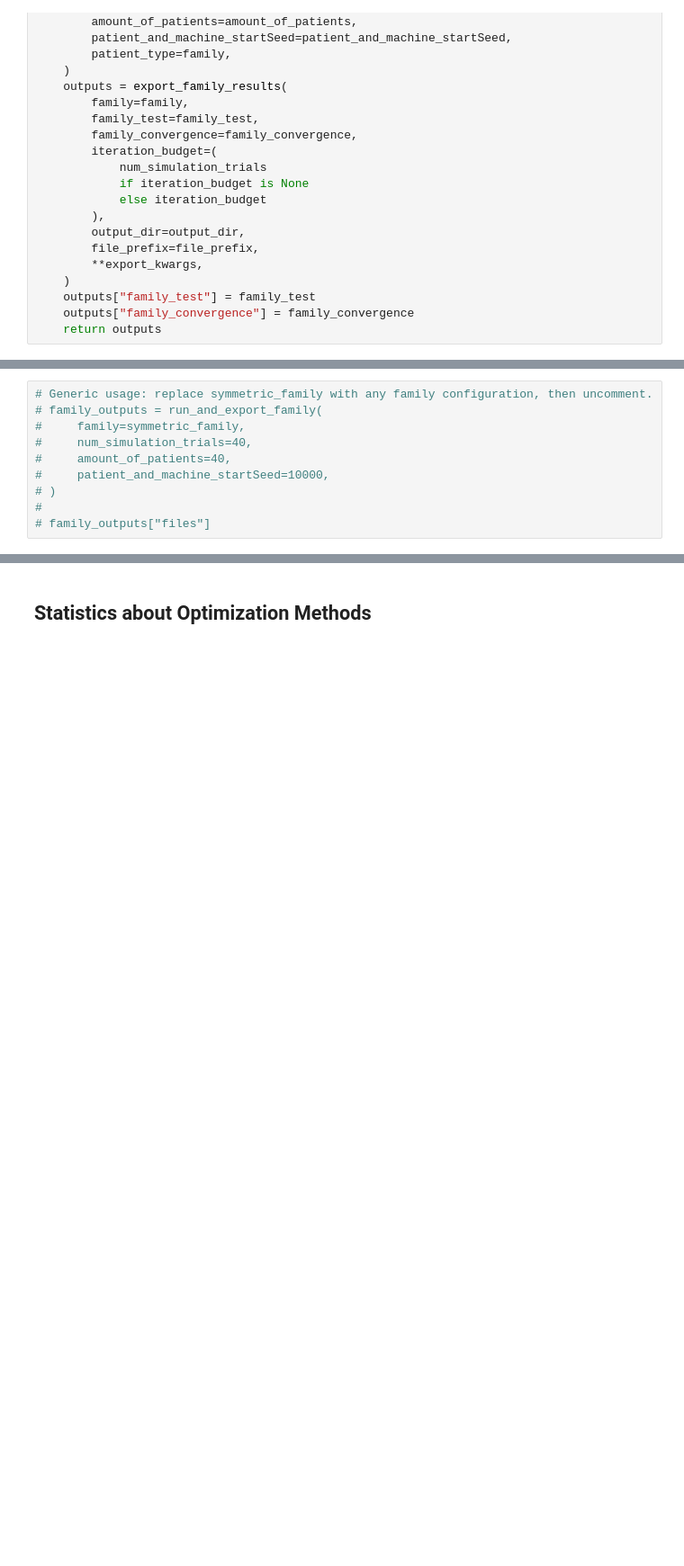
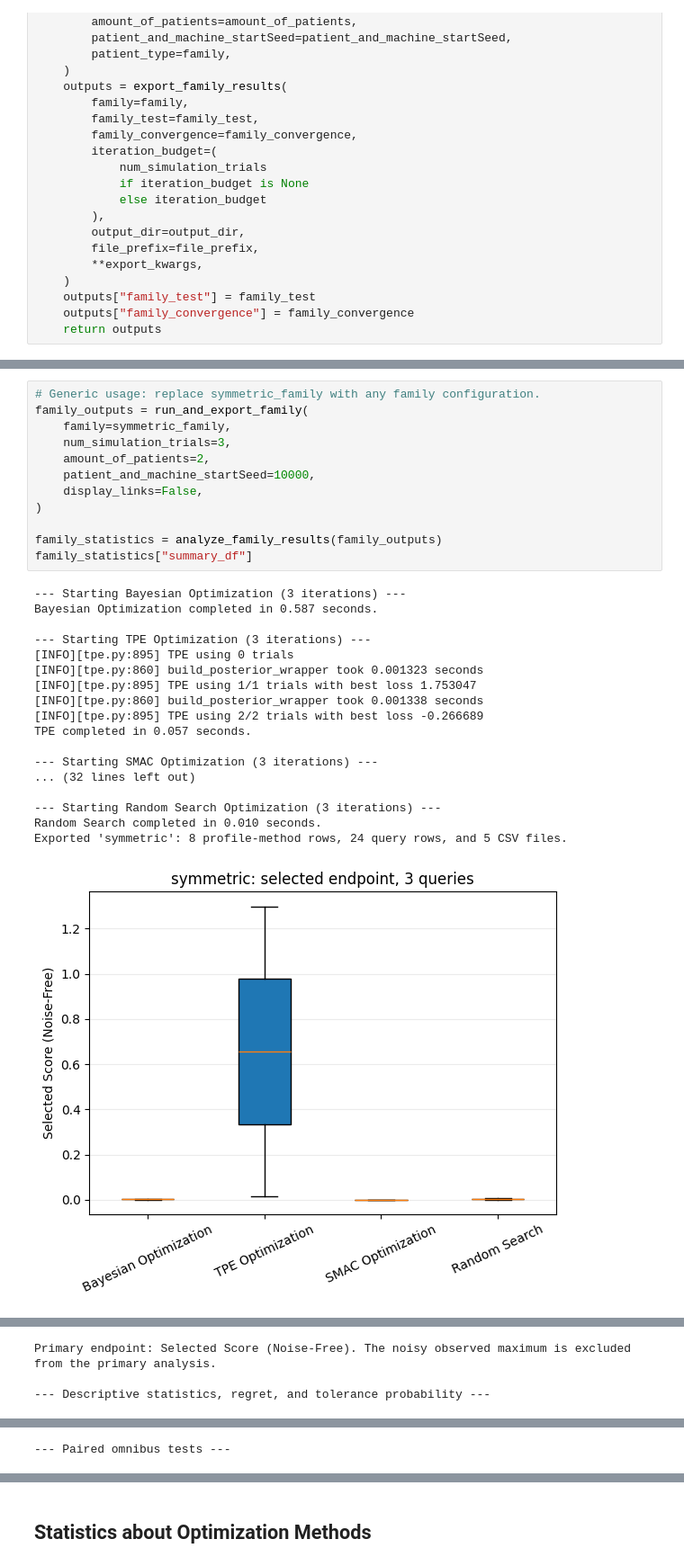
Before and after one commit to johnathan-ding/taVNS-simulation, a Jupyter notebook: Machine_Learning_Optimization_Demonstration (2).ipynb, the cells around one changed output, grey strips where cells are left out. Shown at 90% size. Saved outputs shown, nothing was run; the diff lists cells and outputs as text; blank space fills up the shorter version.

```diff
--- a/Machine_Learning_Optimization_Demonstration (2).ipynb
+++ b/Machine_Learning_Optimization_Demonstration (2).ipynb
@@ -1166,10 +1851,31 @@ Exported 'quick_rise_slow_fall': 12 profile-method rows, 480 query rows, and 5 C
 # %%
-# Generic usage: replace symmetric_family with any family configuration, then uncomment.
-# family_outputs = run_and_export_family(
-#     family=symmetric_family,
-#     num_simulation_trials=40,
-#     amount_of_patients=40,
-#     patient_and_machine_startSeed=10000,
-# )
-#
-# family_outputs["files"]
+# Generic usage: replace symmetric_family with any family configuration.
+family_outputs = run_and_export_family(
+    family=symmetric_family,
+    num_simulation_trials=3,
+    amount_of_patients=2,
+    patient_and_machine_startSeed=10000,
+    display_links=False,
+)
+
+family_statistics = analyze_family_results(family_outputs)
+family_statistics["summary_df"]
+# %% [output]
+--- Starting Bayesian Optimization (3 iterations) ---
+Bayesian Optimization completed in 0.587 seconds.
+
+--- Starting TPE Optimization (3 iterations) ---
+[INFO][tpe.py:895] TPE using 0 trials
+[INFO][tpe.py:860] build_posterior_wrapper took 0.001323 seconds
+[INFO][tpe.py:895] TPE using 1/1 trials with best loss 1.753047
+[INFO][tpe.py:860] build_posterior_wrapper took 0.001338 seconds
+[INFO][tpe.py:895] TPE using 2/2 trials with best loss -0.266689
+TPE completed in 0.057 seconds.
+
+--- Starting SMAC Optimization (3 iterations) ---
+... (32 lines left out)
+
+--- Starting Random Search Optimization (3 iterations) ---
+Random Search completed in 0.010 seconds.
+Exported 'symmetric': 8 profile-method rows, 24 query rows, and 5 CSV files.
+[figure, added]
@@ -1175,0 +1884,3 @@ Exported 'quick_rise_slow_fall': 12 profile-method rows, 480 query rows, and 5 C
+Primary endpoint: Selected Score (Noise-Free). The noisy observed maximum is excluded from the primary analysis.
+
+--- Descriptive statistics, regret, and tolerance probability ---
@@ -1175,0 +1892 @@ Exported 'quick_rise_slow_fall': 12 profile-method rows, 480 query rows, and 5 C
+--- Paired omnibus tests ---
```
Also changed, not shown: parts of 13 cells of this notebook.
